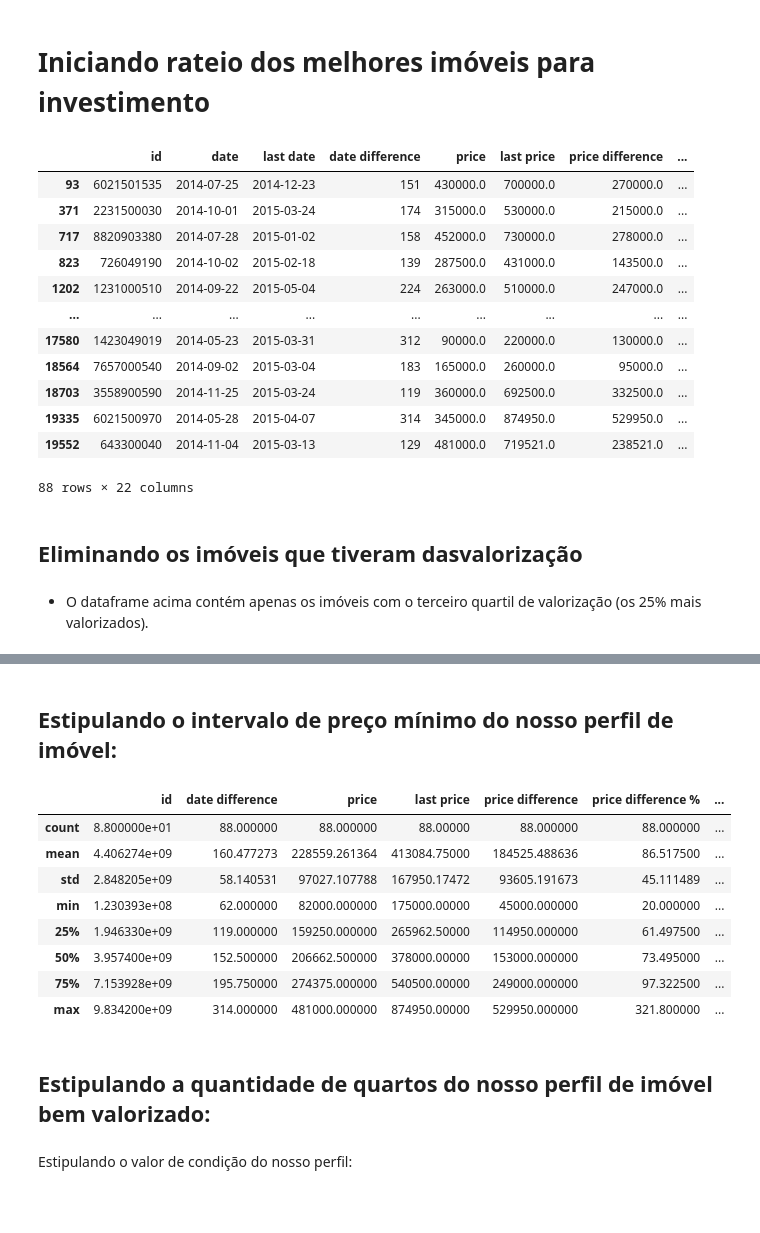
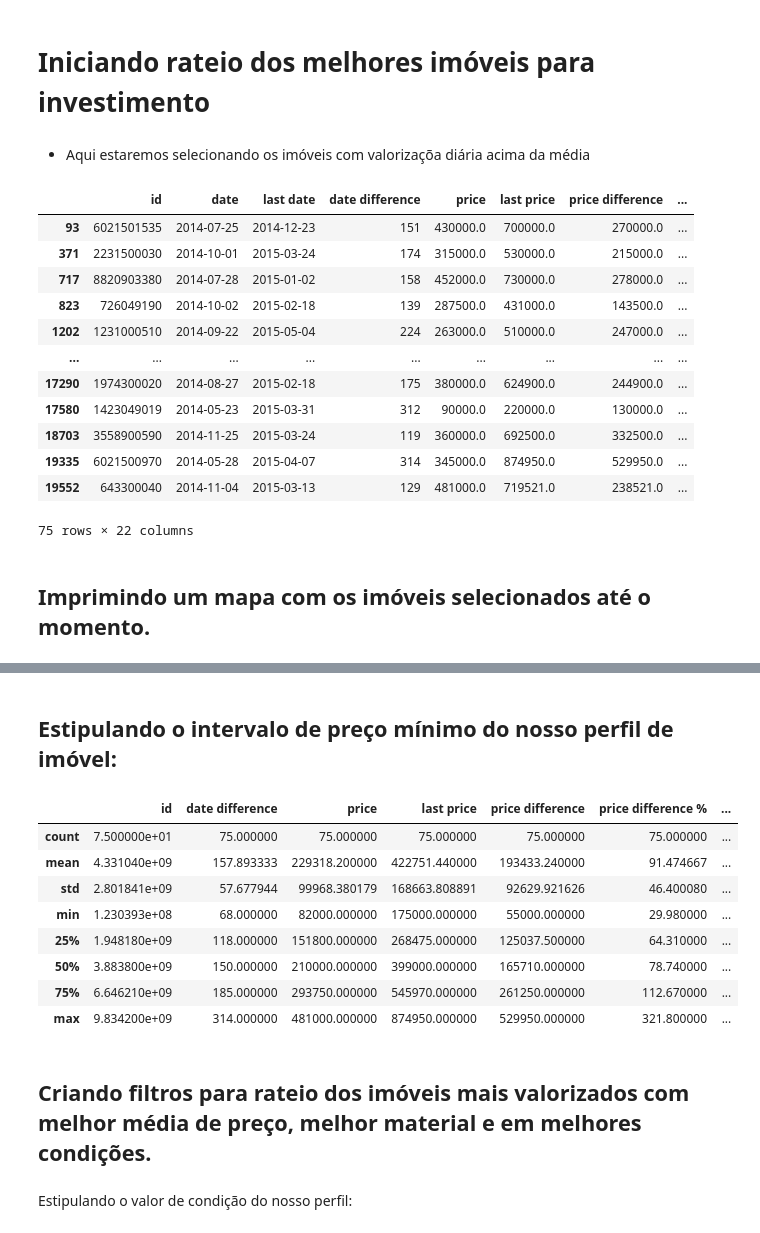
Before and after one commit to michellssgui22/PROJETOS_ESTUDO_DATASCIENCE, a Jupyter notebook: Mini_Projeto_Roof_Imoveis.ipynb, the cells around one changed output, grey strips where cells are left out. Saved outputs shown, nothing was run; the diff lists cells and outputs as text; code cells hidden in the pictures; blank space fills up the shorter version.

```diff
--- a/Mini_Projeto_Roof_Imoveis.ipynb
+++ b/Mini_Projeto_Roof_Imoveis.ipynb
@@ -494,27 +508,27 @@ df_multsells.describe()
 | max | 9.834201e+09 | 315.000000 | 1.895000e+06 | 1.940000e+06 | 529950.000000 | 321.800000 | ... |
 # %% [markdown]
 # Iniciando rateio dos melhores imóveis para investimento
+# %% [markdown]
+* Aqui estaremos selecionando os imóveis com valorizaçõa diária acima da média
 # %%
-df_valorizados = df_multsells.loc[df_multsells['valorization per day'] > 0.309419]
+df_valorizados = df_multsells.loc[df_multsells['valorization per day'] > df_multsells['valorization per day'].mean()]
 df_valorizados
 # %% [output]
 |  | id | date | last date | date difference | price | last price | price difference | ... |
 | 93 | 6021501535 | 2014-07-25 | 2014-12-23 | 151 | 430000.0 | 700000.0 | 270000.0 | ... |
 | 371 | 2231500030 | 2014-10-01 | 2015-03-24 | 174 | 315000.0 | 530000.0 | 215000.0 | ... |
 | 717 | 8820903380 | 2014-07-28 | 2015-01-02 | 158 | 452000.0 | 730000.0 | 278000.0 | ... |
 | 823 | 726049190 | 2014-10-02 | 2015-02-18 | 139 | 287500.0 | 431000.0 | 143500.0 | ... |
 | 1202 | 1231000510 | 2014-09-22 | 2015-05-04 | 224 | 263000.0 | 510000.0 | 247000.0 | ... |
 | ... | ... | ... | ... | ... | ... | ... | ... | ... |
+| 17290 | 1974300020 | 2014-08-27 | 2015-02-18 | 175 | 380000.0 | 624900.0 | 244900.0 | ... |
 | 17580 | 1423049019 | 2014-05-23 | 2015-03-31 | 312 | 90000.0 | 220000.0 | 130000.0 | ... |
-| 18564 | 7657000540 | 2014-09-02 | 2015-03-04 | 183 | 165000.0 | 260000.0 | 95000.0 | ... |
 | 18703 | 3558900590 | 2014-11-25 | 2015-03-24 | 119 | 360000.0 | 692500.0 | 332500.0 | ... |
 | 19335 | 6021500970 | 2014-05-28 | 2015-04-07 | 314 | 345000.0 | 874950.0 | 529950.0 | ... |
 | 19552 | 643300040 | 2014-11-04 | 2015-03-13 | 129 | 481000.0 | 719521.0 | 238521.0 | ... |
-88 rows × 22 columns
+75 rows × 22 columns
-# %% [markdown]
-## Eliminando os imóveis que tiveram dasvalorização
-# %% [markdown]
-* O dataframe acima contém apenas os imóveis com o terceiro quartil de valorização (os 25% mais valorizados).
+# %% [markdown]
+## Imprimindo um mapa com os imóveis selecionados até o momento.
 # %%
 import plotly.express as px
 
@@ -530,19 +544,19 @@ fig.show()
 df_valorizados.describe()
 # %% [output]
 |  | id | date difference | price | last price | price difference | price difference % | ... |
-| count | 8.800000e+01 | 88.000000 | 88.000000 | 88.00000 | 88.000000 | 88.000000 | ... |
-| mean | 4.406274e+09 | 160.477273 | 228559.261364 | 413084.75000 | 184525.488636 | 86.517500 | ... |
-| std | 2.848205e+09 | 58.140531 | 97027.107788 | 167950.17472 | 93605.191673 | 45.111489 | ... |
-| min | 1.230393e+08 | 62.000000 | 82000.000000 | 175000.00000 | 45000.000000 | 20.000000 | ... |
-| 25% | 1.946330e+09 | 119.000000 | 159250.000000 | 265962.50000 | 114950.000000 | 61.497500 | ... |
-| 50% | 3.957400e+09 | 152.500000 | 206662.500000 | 378000.00000 | 153000.000000 | 73.495000 | ... |
-| 75% | 7.153928e+09 | 195.750000 | 274375.000000 | 540500.00000 | 249000.000000 | 97.322500 | ... |
-| max | 9.834200e+09 | 314.000000 | 481000.000000 | 874950.00000 | 529950.000000 | 321.800000 | ... |
+| count | 7.500000e+01 | 75.000000 | 75.000000 | 75.000000 | 75.000000 | 75.000000 | ... |
+| mean | 4.331040e+09 | 157.893333 | 229318.200000 | 422751.440000 | 193433.240000 | 91.474667 | ... |
+| std | 2.801841e+09 | 57.677944 | 99968.380179 | 168663.808891 | 92629.921626 | 46.400080 | ... |
+| min | 1.230393e+08 | 68.000000 | 82000.000000 | 175000.000000 | 55000.000000 | 29.980000 | ... |
+| 25% | 1.948180e+09 | 118.000000 | 151800.000000 | 268475.000000 | 125037.500000 | 64.310000 | ... |
+| 50% | 3.883800e+09 | 150.000000 | 210000.000000 | 399000.000000 | 165710.000000 | 78.740000 | ... |
+| 75% | 6.646210e+09 | 185.000000 | 293750.000000 | 545970.000000 | 261250.000000 | 112.670000 | ... |
+| max | 9.834200e+09 | 314.000000 | 481000.000000 | 874950.000000 | 529950.000000 | 321.800000 | ... |
 # %%
 filter_price = df_valorizados['price'] >= 	df_valorizados['price'].quantile(0.25)
 filter_price2 = df_valorizados['price'] <= 	df_valorizados['price'].quantile(0.75)
-# %% [markdown]
-## Estipulando a quantidade de quartos do nosso perfil de imóvel bem valorizado:
+# %% [markdown]
+## Criando filtros para rateio dos imóveis mais valorizados com melhor média de preço, melhor material e em melhores condições.
 # %% [markdown]
 Estipulando o valor de condição do nosso perfil:
 # %%
```
Also changed, not shown: parts of 23 cells of this notebook.
